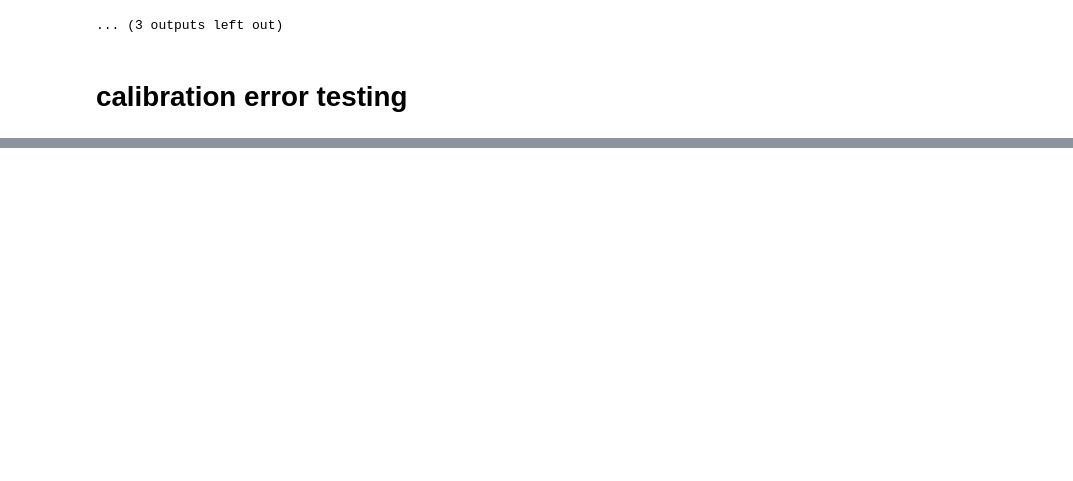
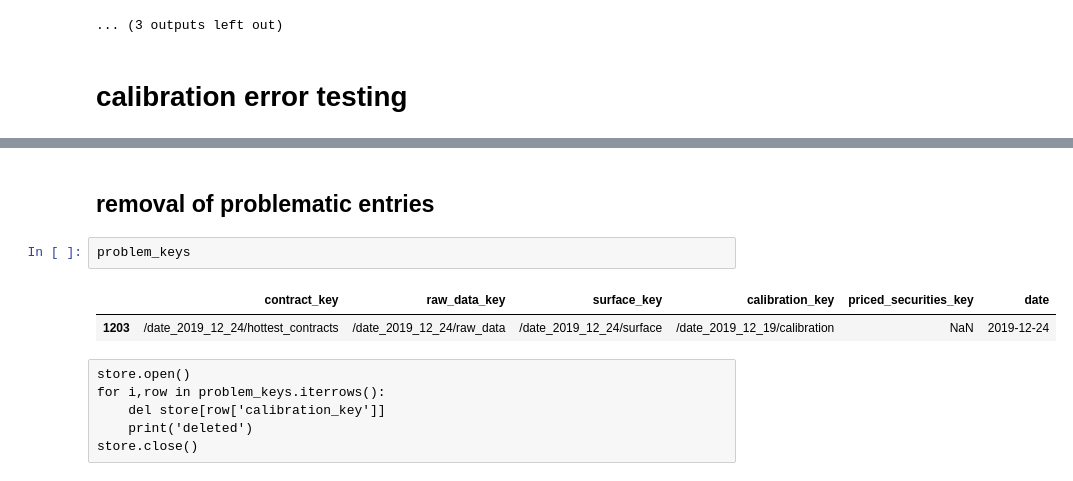
Before and after one commit to boomelage/machine-learning-option-pricing, a Jupyter notebook: historical_data/historical_av_collection/historical_av_data.ipynb, the cells around one changed output, grey strips where cells are left out. Cells and saved outputs as stored; diff of their text form; blank space fills up the shorter version.

```diff
--- a/historical_data/historical_av_collection/historical_av_data.ipynb
+++ b/historical_data/historical_av_collection/historical_av_data.ipynb
@@ -280,0 +322,13 @@ problem_keys = keys_df[keys_df['date'].isin(problem_dates)]
+# %% [markdown]
+## removal of problematic entries
+# %%
+problem_keys
+# %% [output]
+|  | contract_key | raw_data_key | surface_key | calibration_key | priced_securities_key | date |
+| 1203 | /date_2019_12_24/hottest_contracts | /date_2019_12_24/raw_data | /date_2019_12_24/surface | /date_2019_12_19/calibration | NaN | 2019-12-24 |
+# %% [raw]
+store.open()
+for i,row in problem_keys.iterrows():
+    del store[row['calibration_key']]
+    print('deleted')
+store.close()
```
Also changed, not shown: parts of 14 cells of this notebook, 1 other file.
